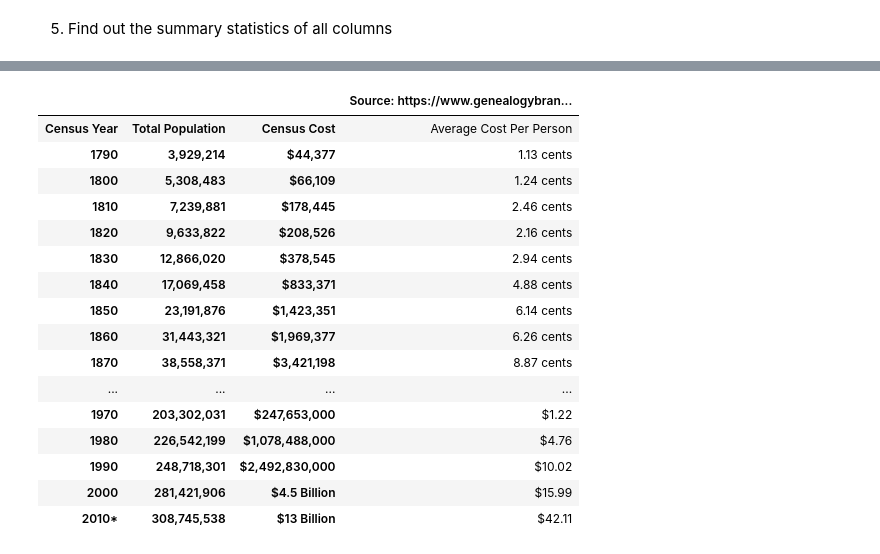
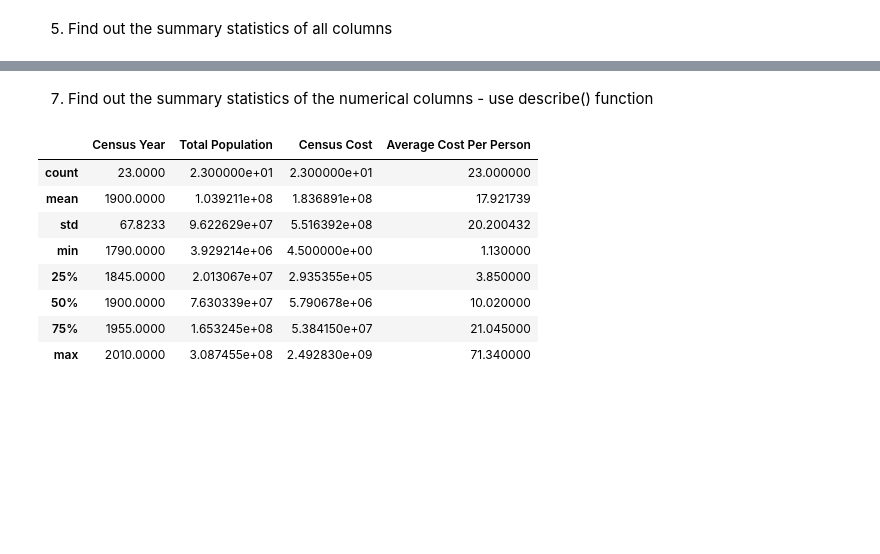
Before and after one commit to konkasivaji/690-stats-and-visu, a Jupyter notebook: Assignment_08/Assignment_08.ipynb, the cells around one changed output, grey strips where cells are left out. Drawn from its saved outputs; the diff is of its cells as text; code cells hidden in the pictures; blank space fills up the shorter version.

```diff
--- a/Assignment_08/Assignment_08.ipynb
+++ b/Assignment_08/Assignment_08.ipynb
@@ -6,6 +7,6 @@ import pandas as pd
 
 1. Use Pandas to read the file census_costs.txt file
 # %%
-df =pd.read_csv("/census_costs.txt", sep='\t')
+df =pd.read_csv("https://raw.githubusercontent.com/DATA-690-SPRING-2022/WANG/main/assignment_04/census_costs.txt", skiprows=1, sep='\t')
 df
 # %% [output]
@@ -102 +108,16 @@ df.describe()
+# %%
+def cleansing(x):
+    y=x.replace('*','').replace('$','').replace(' Billion','').replace(' cents','').replace(',','')
+    return y
+# %%
+df['Census Year'] = df['Census Year'].apply(cleansing)
+df['Total Population'] = df['Total Population'].apply(cleansing)
+df['Census Cost'] = df['Census Cost'].apply(cleansing)
+df['Average Cost Per Person'] = df['Average Cost Per Person'].apply(cleansing)
+# %%
+pd.to_numeric(df['Census Year'])
+df['Census Year'] = pd.to_numeric(df['Census Year'])
+df['Total Population'] = pd.to_numeric(df['Total Population'])
+df['Census Cost'] = pd.to_numeric(df['Census Cost'])
+df['Average Cost Per Person'] = pd.to_numeric(df['Average Cost Per Person'])
 # %%
@@ -122,20 +137,14 @@ df.isnull()
+# %% [markdown]
+7. Find out the summary statistics of the numerical columns - use describe() function
 # %%
-df.dropna()
+df.describe()
 # %% [output]
-|  |  |  | Source: https://www.genealogybran... |
-| Census Year | Total Population | Census Cost | Average Cost Per Person |
-| 1790 | 3,929,214 | $44,377 | 1.13 cents |
-| 1800 | 5,308,483 | $66,109 | 1.24 cents |
-| 1810 | 7,239,881 | $178,445 | 2.46 cents |
-| 1820 | 9,633,822 | $208,526 | 2.16 cents |
-| 1830 | 12,866,020 | $378,545 | 2.94 cents |
-| 1840 | 17,069,458 | $833,371 | 4.88 cents |
-| 1850 | 23,191,876 | $1,423,351 | 6.14 cents |
-| 1860 | 31,443,321 | $1,969,377 | 6.26 cents |
-| 1870 | 38,558,371 | $3,421,198 | 8.87 cents |
-| ... | ... | ... | ... |
-| 1970 | 203,302,031 | $247,653,000 | $1.22 |
-| 1980 | 226,542,199 | $1,078,488,000 | $4.76 |
-| 1990 | 248,718,301 | $2,492,830,000 | $10.02 |
-| 2000 | 281,421,906 | $4.5 Billion | $15.99 |
-| 2010* | 308,745,538 | $13 Billion | $42.11 |
+|  | Census Year | Total Population | Census Cost | Average Cost Per Person |
+| count | 23.0000 | 2.300000e+01 | 2.300000e+01 | 23.000000 |
+| mean | 1900.0000 | 1.039211e+08 | 1.836891e+08 | 17.921739 |
+| std | 67.8233 | 9.622629e+07 | 5.516392e+08 | 20.200432 |
+| min | 1790.0000 | 3.929214e+06 | 4.500000e+00 | 1.130000 |
+| 25% | 1845.0000 | 2.013067e+07 | 2.935355e+05 | 3.850000 |
+| 50% | 1900.0000 | 7.630339e+07 | 5.790678e+06 | 10.020000 |
+| 75% | 1955.0000 | 1.653245e+08 | 5.384150e+07 | 21.045000 |
+| max | 2010.0000 | 3.087455e+08 | 2.492830e+09 | 71.340000 |
```
Also changed, not shown: parts of 14 cells of this notebook.
